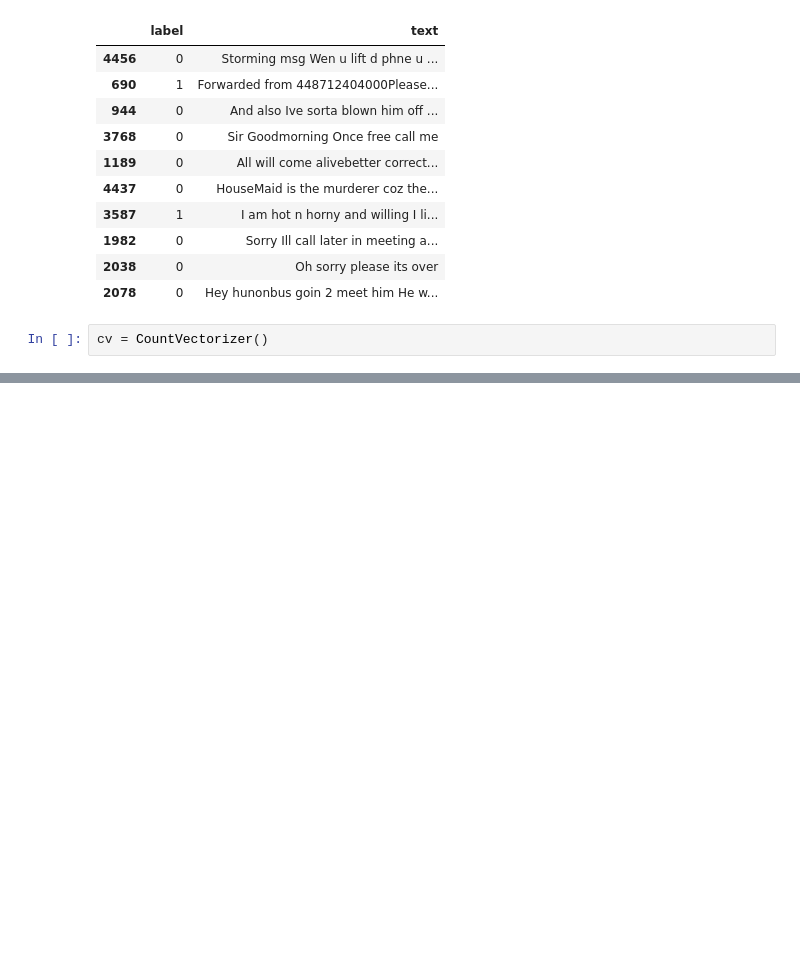
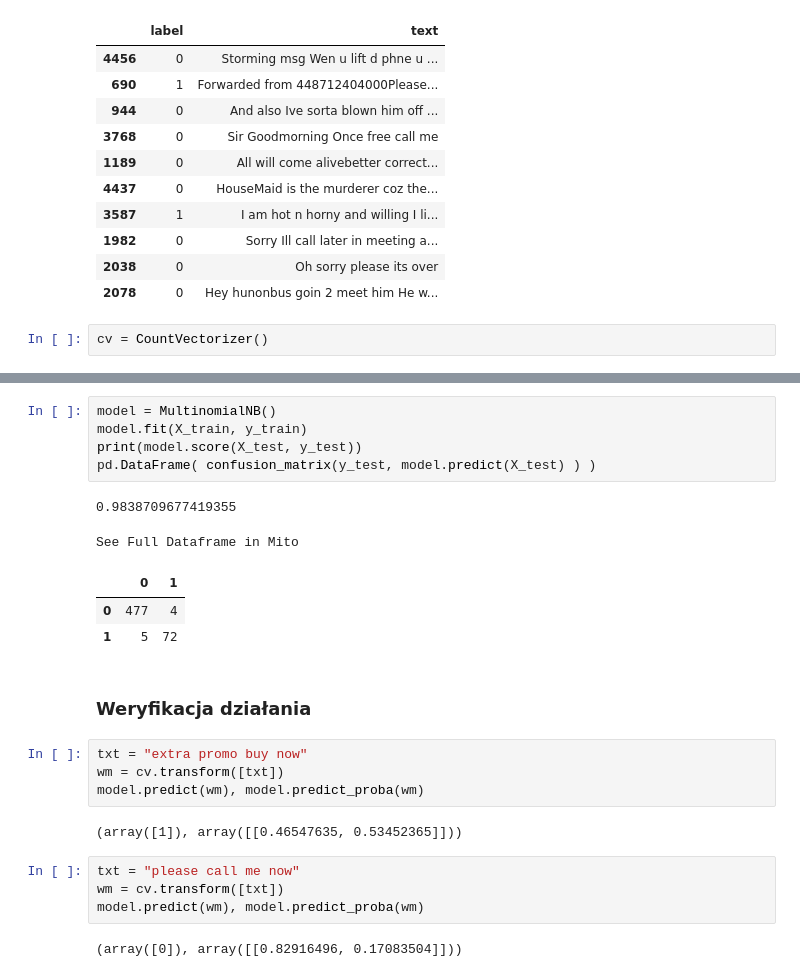
Before and after one commit to marianwitkowski/ML0905, a Jupyter notebook: Dzien03/02-bayes.ipynb, the cells around one changed output, grey strips where cells are left out. Drawn from its saved outputs; the diff is of its cells as text; blank space fills up the shorter version.

```diff
--- a/Dzien03/02-bayes.ipynb
+++ b/Dzien03/02-bayes.ipynb
@@ -178,0 +208,25 @@ cv.transform
+# %%
+model = MultinomialNB()
+model.fit(X_train, y_train)
+print(model.score(X_test, y_test))
+pd.DataFrame( confusion_matrix(y_test, model.predict(X_test) ) )
+# %% [output]
+0.9838709677419355
+See Full Dataframe in Mito
+|  | 0 | 1 |
+| 0 | 477 | 4 |
+| 1 | 5 | 72 |
+# %% [markdown]
+### Weryfikacja działania
+# %%
+txt = "extra promo buy now"
+wm = cv.transform([txt])
+model.predict(wm), model.predict_proba(wm)
+# %% [output]
+(array([1]), array([[0.46547635, 0.53452365]]))
+# %%
+txt = "please call me now"
+wm = cv.transform([txt])
+model.predict(wm), model.predict_proba(wm)
+# %% [output]
+(array([0]), array([[0.82916496, 0.17083504]]))
```
Also changed, not shown: parts of 8 cells of this notebook.
